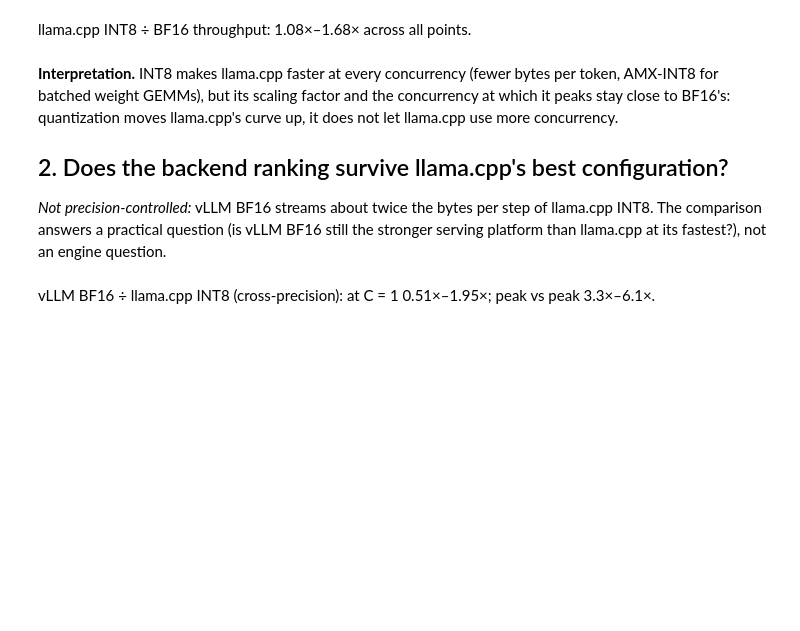
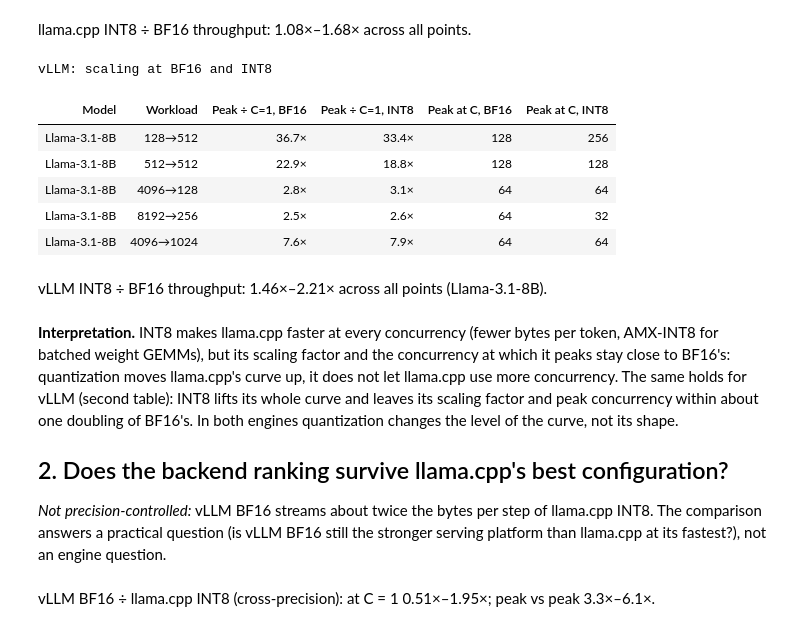
Before and after one commit to struggling-student/llm-backend-analysis, a Jupyter notebook: notebooks/backend_selection/08_precision_int8.ipynb, the cells around one changed output. Cells and saved outputs as stored; diff of their text form; code cells hidden in the pictures; blank space fills up the shorter version.

```diff
--- a/notebooks/backend_selection/08_precision_int8.ipynb
+++ b/notebooks/backend_selection/08_precision_int8.ipynb
@@ -87,10 +87,32 @@ show(f"llama.cpp INT8 ÷ BF16 throughput: {rng(pr['ratio'], x, nd=2)} across all
 | Llama-3.2-1B | 512→512 | 3.2× | 3.0× | 32 | 16 |
 | Llama-3.2-1B | 4096→128 | 1.2× | 1.2× | 2 | 4 |
 llama.cpp INT8 ÷ BF16 throughput: 1.08×–1.68× across all points.
+# %%
+pv = comparisons.precision_ratio(pts, "vllm", "total_tok_s_mean")
+vv = s[s["backend"] == "vllm"].sort_values(["model", "workload_order"]).pivot_table(
+    index=["model_label", "workload_shape"], columns="precision", values=["peak_over_c1", "peak_concurrency"], sort=False).dropna()
+vv.columns = [f"{a} {b}" for a, b in vv.columns]
+display(table(vv.reset_index().rename(columns={"model_label": "Model", "workload_shape": "Workload",
+                                               "peak_over_c1 bf16": "Peak ÷ C=1, BF16", "peak_over_c1 int8": "Peak ÷ C=1, INT8",
+                                               "peak_concurrency bf16": "Peak at C, BF16", "peak_concurrency int8": "Peak at C, INT8"}),
+              {"Peak ÷ C=1, BF16": "{:.1f}×", "Peak ÷ C=1, INT8": "{:.1f}×", "Peak at C, BF16": "{:.0f}", "Peak at C, INT8": "{:.0f}"},
+              caption="vLLM: scaling at BF16 and INT8"))
+show(f"vLLM INT8 ÷ BF16 throughput: {rng(pv['ratio'], x, nd=2)} across all points ({registry.model_label(MODEL)}).")
+# %% [output]
+vLLM: scaling at BF16 and INT8
+| Model | Workload | Peak ÷ C=1, BF16 | Peak ÷ C=1, INT8 | Peak at C, BF16 | Peak at C, INT8 |
+| Llama-3.1-8B | 128→512 | 36.7× | 33.4× | 128 | 256 |
+| Llama-3.1-8B | 512→512 | 22.9× | 18.8× | 128 | 128 |
+| Llama-3.1-8B | 4096→128 | 2.8× | 3.1× | 64 | 64 |
+| Llama-3.1-8B | 8192→256 | 2.5× | 2.6× | 64 | 32 |
+| Llama-3.1-8B | 4096→1024 | 7.6× | 7.9× | 64 | 64 |
+vLLM INT8 ÷ BF16 throughput: 1.46×–2.21× across all points (Llama-3.1-8B).
 # %% [markdown]
 **Interpretation.** INT8 makes llama.cpp faster at every concurrency (fewer bytes per token, AMX-INT8 for batched
 weight GEMMs), but its scaling factor and the concurrency at which it peaks stay close to BF16's: quantization moves
-llama.cpp's curve up, it does not let llama.cpp use more concurrency.
+llama.cpp's curve up, it does not let llama.cpp use more concurrency. The same holds for vLLM (second
+table): INT8 lifts its whole curve and leaves its scaling factor and peak concurrency within about one doubling
+of BF16's. In both engines quantization changes the level of the curve, not its shape.
 
 ## 2. Does the backend ranking survive llama.cpp's best configuration?
 
```
Also changed, not shown: parts of 6 cells of this notebook, 18 other files.
